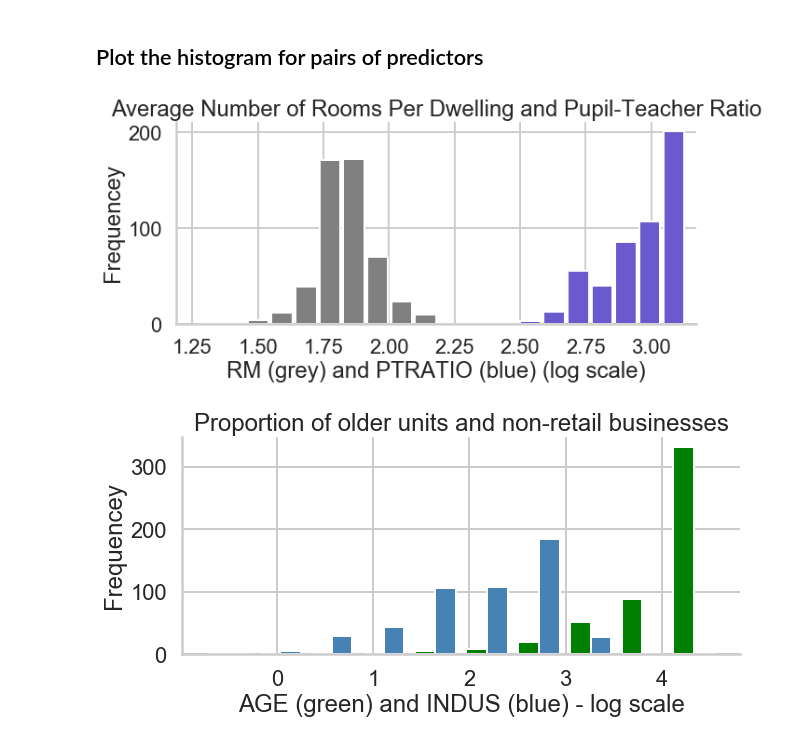
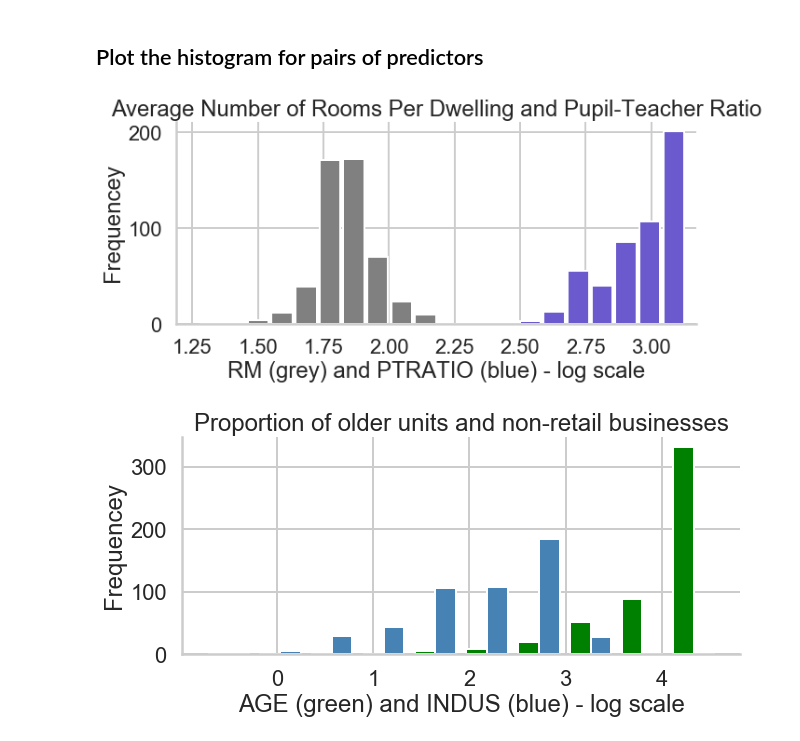
Before and after one commit to lwdee/Springboard, a Jupyter notebook: Linear_Regression_Boston_Housing/Mini_Project_Linear_Regression.ipynb, the cells around one changed output. Cells and saved outputs as stored; diff of their text form; code cells hidden in the pictures.

```diff
--- a/Linear_Regression_Boston_Housing/Mini_Project_Linear_Regression.ipynb
+++ b/Linear_Regression_Boston_Housing/Mini_Project_Linear_Regression.ipynb
@@ -443,16 +443,16 @@ For the crime data in particular, we gain much more detail using a log scale. It
 # %%
 # Histogram of Number of Rooms and Pupil-Teacher Ratio by Town (PTRATIO)
 fig, ax = plt.subplots(figsize=(10, 4))
 plt.hist((np.log(bos.RM), np.log(bos.PTRATIO)), bins=20,
          color=['grey', 'slateblue'], width=.08)
 plt.title("Average Number of Rooms Per Dwelling and Pupil-Teacher Ratio")
-plt.xlabel("RM (grey) and PTRATIO (blue) (log scale)")
+plt.xlabel("RM (grey) and PTRATIO (blue) - log scale")
 plt.ylabel("Frequencey")
 ax.spines['top'].set_visible(False)
 ax.spines['right'].set_visible(False)
 plt.show()
 # %% [output]
-[figure, old version]
+[figure, new version]
 # %%
 # Histogram of AGE and INDUS
 # AGE - Proportion of owner-occupied units built prior to 1940
```
Also changed, not shown: parts of 11 cells of this notebook.
